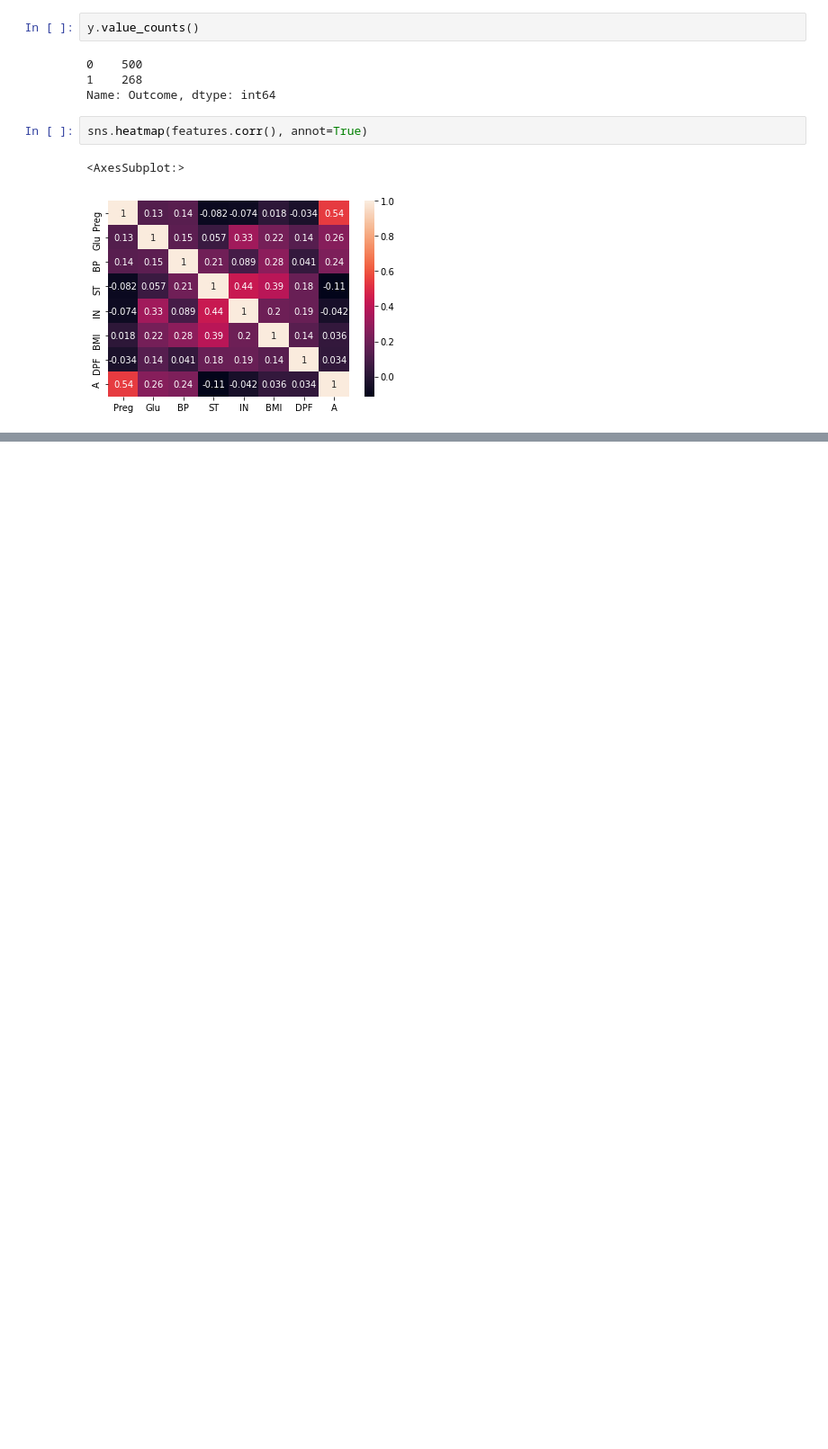
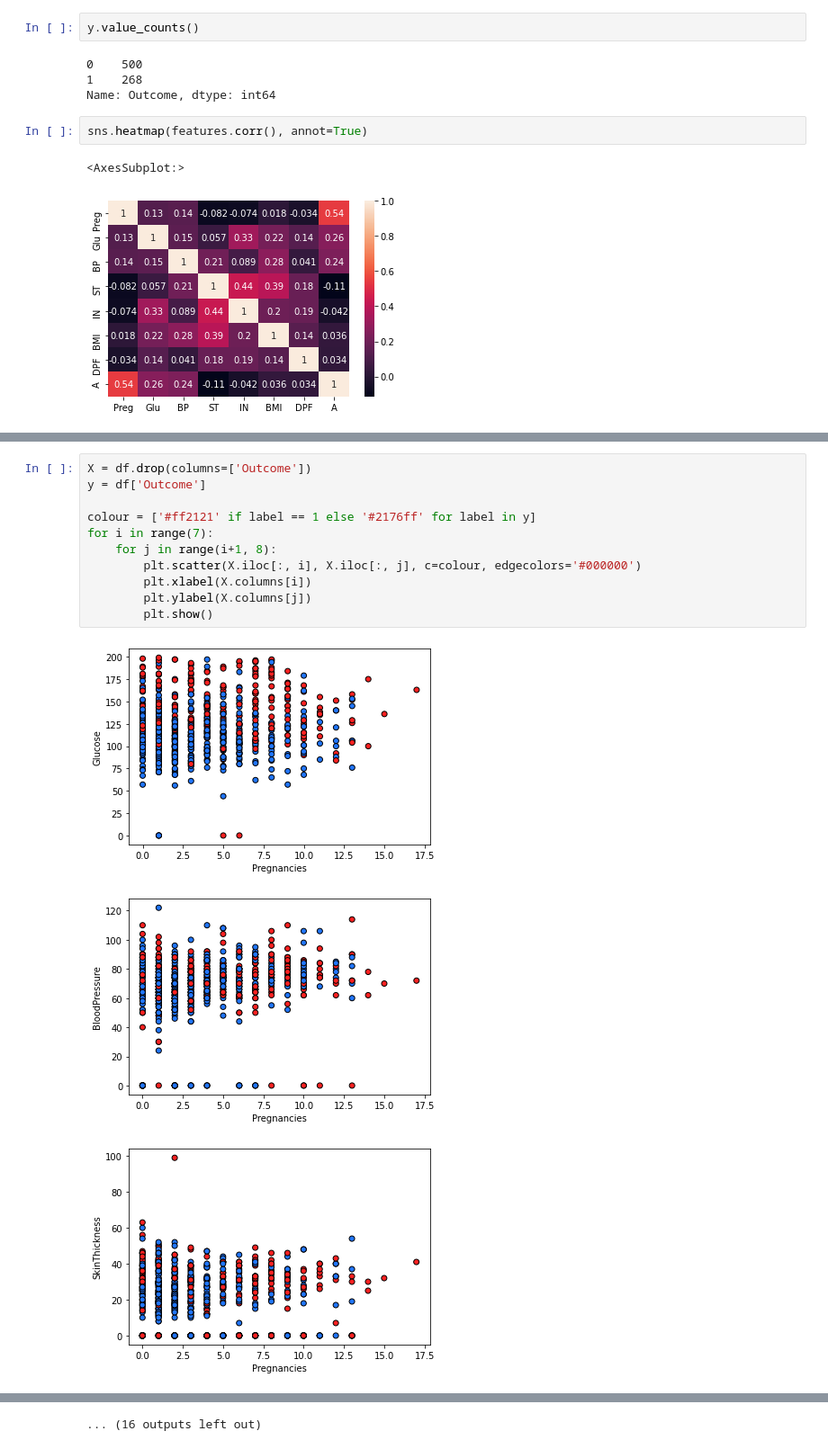
Before and after one commit to vanity-lost/Kaggle-Projects, a Jupyter notebook: Pima Indian Diabetes Prediction/EDA.ipynb, the cells around one changed output, grey strips where cells are left out. Shown at 90% size. Drawn from its saved outputs; the diff is of its cells as text; blank space fills up the shorter version.

```diff
--- a/Pima Indian Diabetes Prediction/EDA.ipynb
+++ b/Pima Indian Diabetes Prediction/EDA.ipynb
@@ -80,0 +94,15 @@ sns.heatmap(features.corr(), annot=True)
+# %%
+X = df.drop(columns=['Outcome'])
+y = df['Outcome']
+
+colour = ['#ff2121' if label == 1 else '#2176ff' for label in y]
+for i in range(7):
+    for j in range(i+1, 8):
+        plt.scatter(X.iloc[:, i], X.iloc[:, j], c=colour, edgecolors='#000000')
+        plt.xlabel(X.columns[i])
+        plt.ylabel(X.columns[j])
+        plt.show()
+# %% [output]
+[figure, added]
+[figure, added]
+[figure, added]
@@ -80,0 +118 @@ sns.heatmap(features.corr(), annot=True)
+... (16 outputs left out)
```
Also changed, not shown: parts of 2 cells of this notebook, 6 other files.
